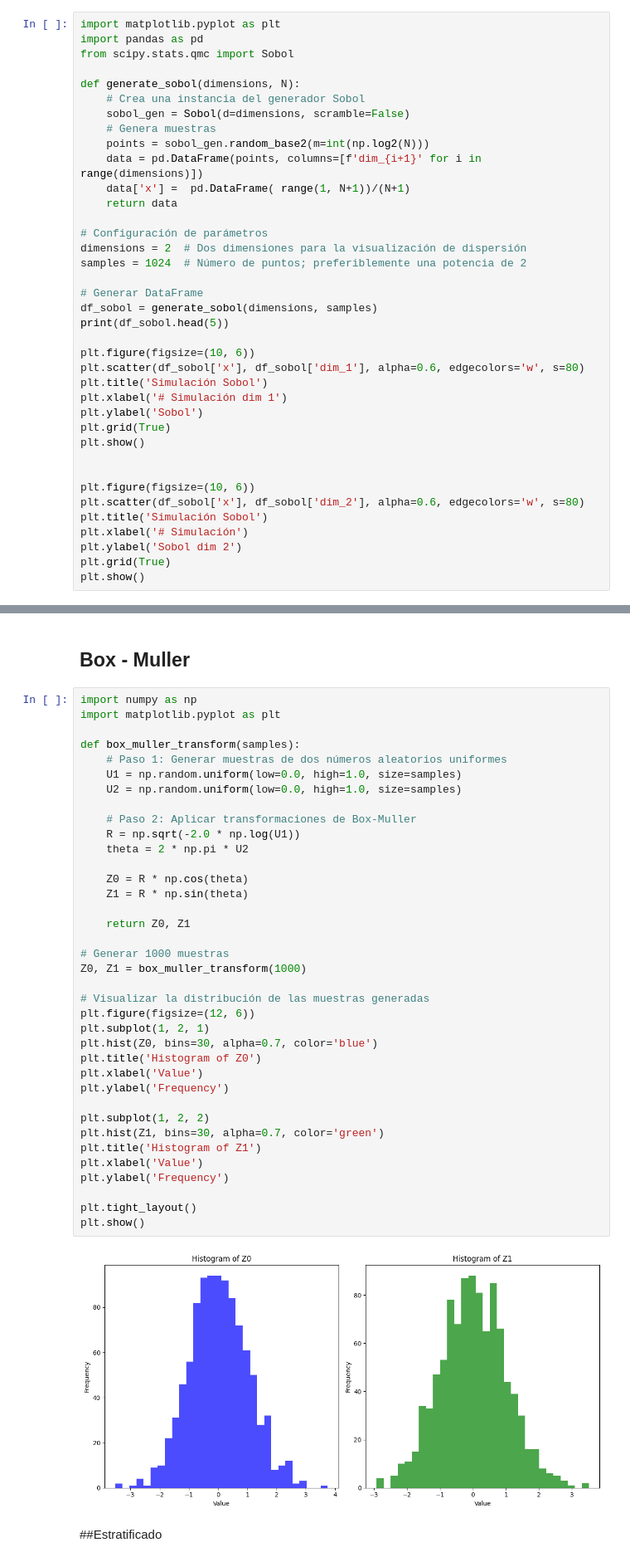
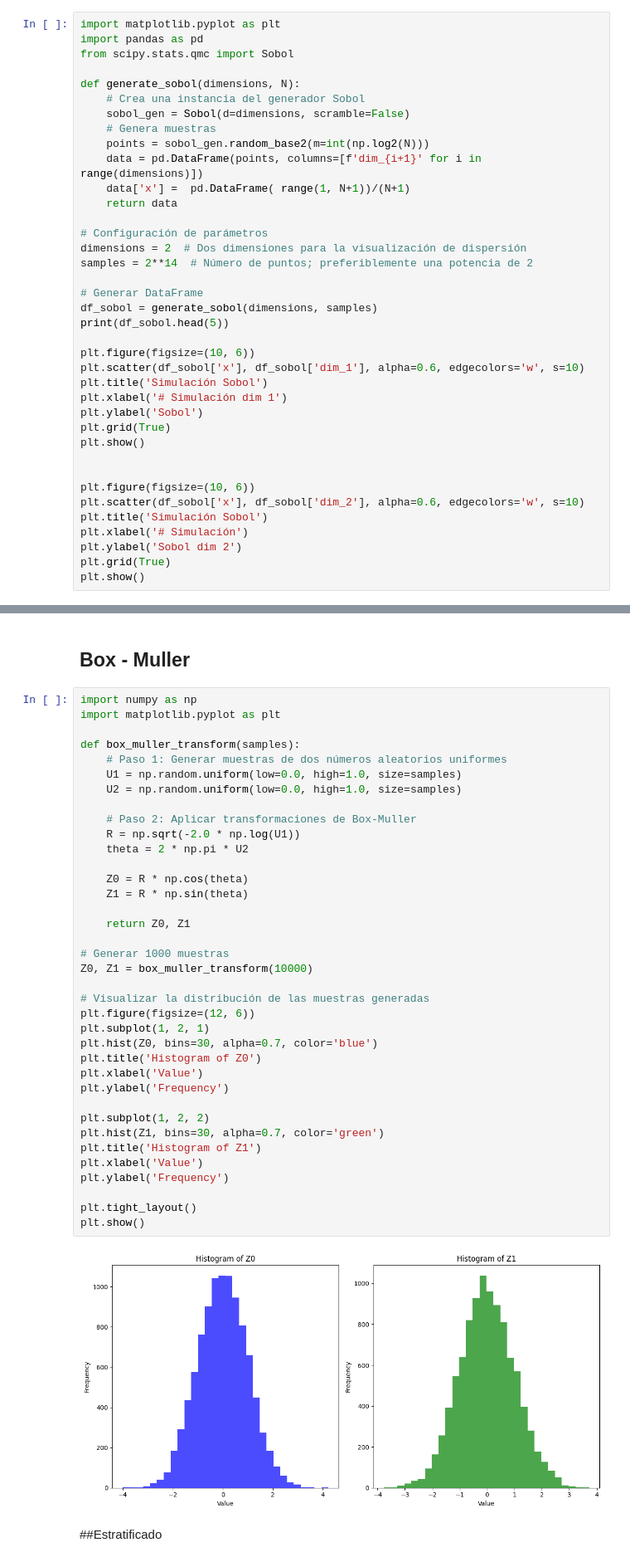
Before and after one commit to pikey-msc/ValOpc, a Jupyter notebook: 2024-2/MonteCarlo.ipynb, the cells around one changed output, grey strips where cells are left out. Shown at 83% size. Cells and saved outputs as stored; diff of their text form.

```diff
--- a/2024-2/MonteCarlo.ipynb
+++ b/2024-2/MonteCarlo.ipynb
@@ -304,14 +304,14 @@ def generate_sobol(dimensions, N):
 
 # Configuración de parámetros
 dimensions = 2  # Dos dimensiones para la visualización de dispersión
-samples = 1024  # Número de puntos; preferiblemente una potencia de 2
+samples = 2**14  # Número de puntos; preferiblemente una potencia de 2
 
 # Generar DataFrame
 df_sobol = generate_sobol(dimensions, samples)
 print(df_sobol.head(5))
 
 plt.figure(figsize=(10, 6))
-plt.scatter(df_sobol['x'], df_sobol['dim_1'], alpha=0.6, edgecolors='w', s=80)
+plt.scatter(df_sobol['x'], df_sobol['dim_1'], alpha=0.6, edgecolors='w', s=10)
 plt.title('Simulación Sobol')
 plt.xlabel('# Simulación dim 1')
 plt.ylabel('Sobol')
@@ -320,7 +320,7 @@ plt.show()
 
 
 plt.figure(figsize=(10, 6))
-plt.scatter(df_sobol['x'], df_sobol['dim_2'], alpha=0.6, edgecolors='w', s=80)
+plt.scatter(df_sobol['x'], df_sobol['dim_2'], alpha=0.6, edgecolors='w', s=10)
 plt.title('Simulación Sobol')
 plt.xlabel('# Simulación')
 plt.ylabel('Sobol dim 2')
@@ -447,35 +462,35 @@ def box_muller_transform(samples):
     U2 = np.random.uniform(low=0.0, high=1.0, size=samples)
 
     # Paso 2: Aplicar transformaciones de Box-Muller
     R = np.sqrt(-2.0 * np.log(U1))
     theta = 2 * np.pi * U2
 
     Z0 = R * np.cos(theta)
     Z1 = R * np.sin(theta)
 
     return Z0, Z1
 
 # Generar 1000 muestras
-Z0, Z1 = box_muller_transform(1000)
+Z0, Z1 = box_muller_transform(10000)
 
 # Visualizar la distribución de las muestras generadas
 plt.figure(figsize=(12, 6))
 plt.subplot(1, 2, 1)
 plt.hist(Z0, bins=30, alpha=0.7, color='blue')
 plt.title('Histogram of Z0')
 plt.xlabel('Value')
 plt.ylabel('Frequency')
 
 plt.subplot(1, 2, 2)
 plt.hist(Z1, bins=30, alpha=0.7, color='green')
 plt.title('Histogram of Z1')
 plt.xlabel('Value')
 plt.ylabel('Frequency')
 
 plt.tight_layout()
 plt.show()
 # %% [output]
-[figure, old version]
+[figure, new version]
 # %% [markdown]
 ##Estratificado
 # %%
```
Also changed, not shown: parts of 11 cells of this notebook.
